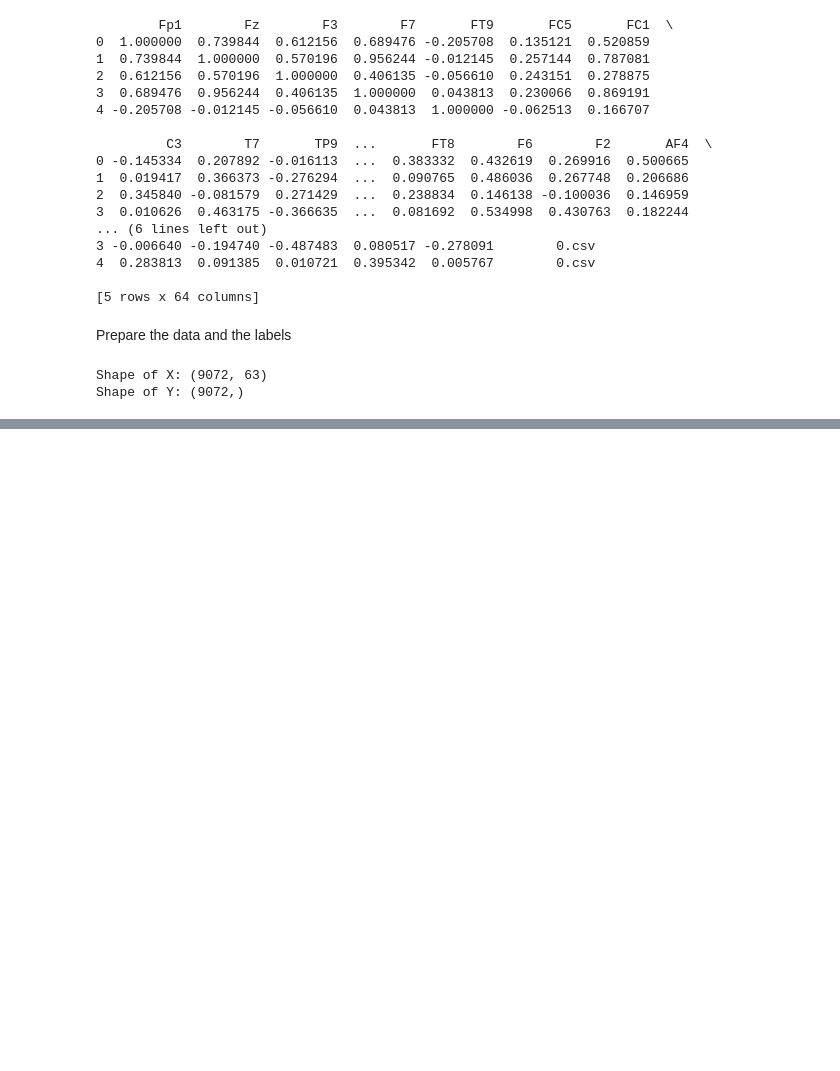
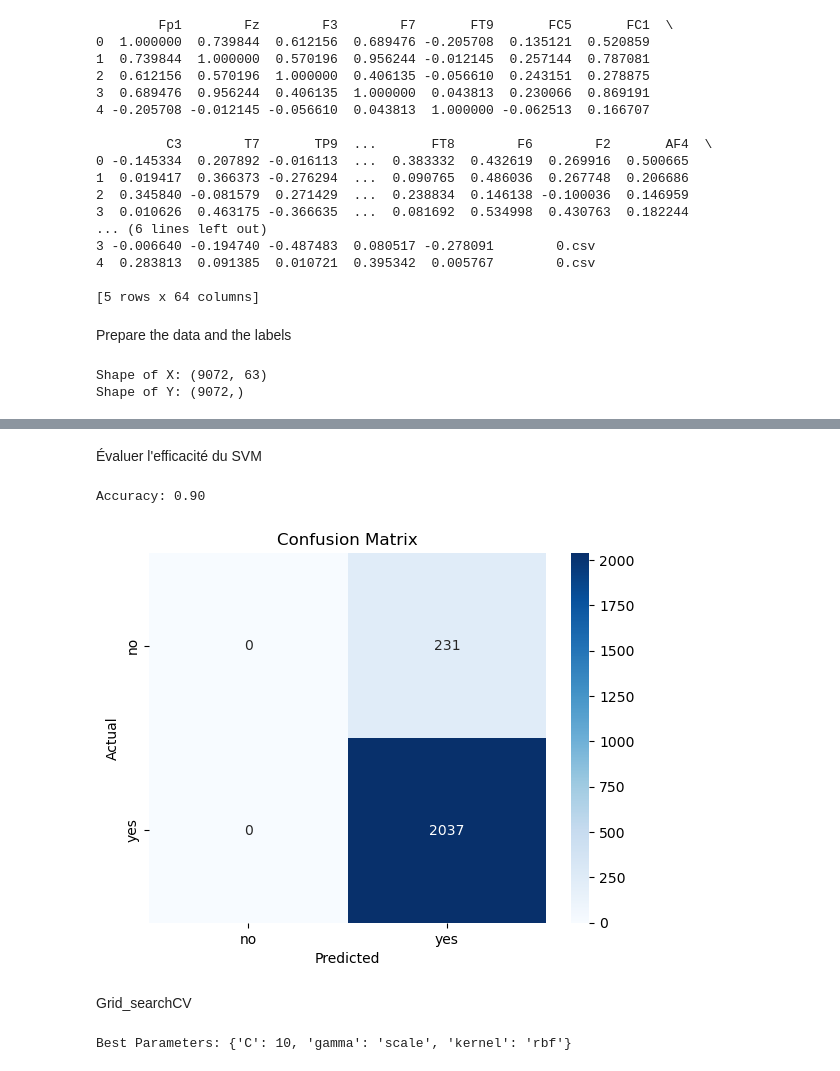
Before and after one commit to LeleDMT/Article-replication, a Jupyter notebook: ayahuasca.ipynb, the cells around one changed output, grey strips where cells are left out. Drawn from its saved outputs; the diff is of its cells as text; code cells hidden in the pictures; blank space fills up the shorter version.

```diff
--- a/ayahuasca.ipynb
+++ b/ayahuasca.ipynb
@@ -71,0 +137,31 @@ X_test = scaler.transform(X_test)
+# %% [markdown]
+Évaluer l'efficacité du SVM
+# %%
+Y_pred = svm.predict(X_test_pca)
+accuracy = accuracy_score(y_test, Y_pred)
+print(f"Accuracy: {accuracy:.2f}")
+
+cm = confusion_matrix(y_test, Y_pred)
+sns.heatmap(cm, annot=True, cmap="Blues", fmt="d", xticklabels=le.classes_, yticklabels=le.classes_)
+plt.xlabel("Predicted")
+plt.ylabel("Actual")
+plt.title("Confusion Matrix")
+plt.show()
+# %% [output]
+Accuracy: 0.90
+[figure, added]
+# %% [markdown]
+Grid_searchCV
+# %%
+param_grid = {
+    "C": [0.1, 1, 10],
+    "gamma": ["scale", 0.1, 1, 10],
+    "kernel": ["rbf"]
+}
+
+grid_search = GridSearchCV(SVC(), param_grid, cv=5, scoring="accuracy", n_jobs=-1)
+grid_search.fit(X_train, y_train)
+
+print(f"Best Parameters: {grid_search.best_params_}")
+# %% [output]
+Best Parameters: {'C': 10, 'gamma': 'scale', 'kernel': 'rbf'}
```
Also changed, not shown: parts of 10 cells of this notebook.
